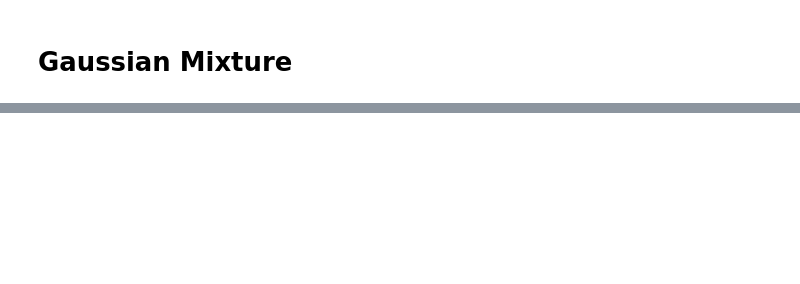
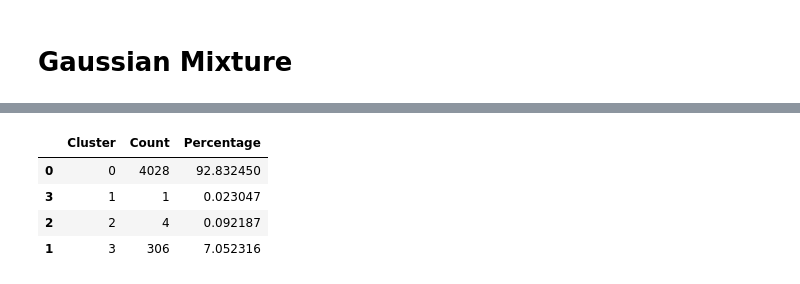
Before and after one commit to PabloLBandeira/biblioteca-Pandas, a Jupyter notebook: Desafio_07_Pablo.ipynb, the cells around one changed output, grey strips where cells are left out. Cells and saved outputs as stored; diff of their text form; code cells hidden in the pictures; blank space fills up the shorter version.

```diff
--- a/Desafio_07_Pablo.ipynb
+++ b/Desafio_07_Pablo.ipynb
@@ -478,0 +452,16 @@ px.scatter_3d(rfv_df, x='Recency', y='Frequency', z='Value', color=mclust_labels
+# %%
+# Contar a quantidade de registros em cada cluster
+cluster_counts = df_rfv_with_labels['Cluster'].value_counts()
+
+# Calcular o percentual de cada cluster
+cluster_percentages = (cluster_counts / len(df_rfv_with_labels)) * 100
+
+# Exibir o resultado
+percentual_clusters = pd.DataFrame({'Cluster': cluster_counts.index, 'Count': cluster_counts.values, 'Percentage': cluster_percentages.values})
+percentual_clusters.sort_values(by='Cluster')
+# %% [output]
+|  | Cluster | Count | Percentage |
+| 0 | 0 | 4028 | 92.832450 |
+| 3 | 1 | 1 | 0.023047 |
+| 2 | 2 | 4 | 0.092187 |
+| 1 | 3 | 306 | 7.052316 |
```
Also changed, not shown: parts of 8 cells of this notebook.
